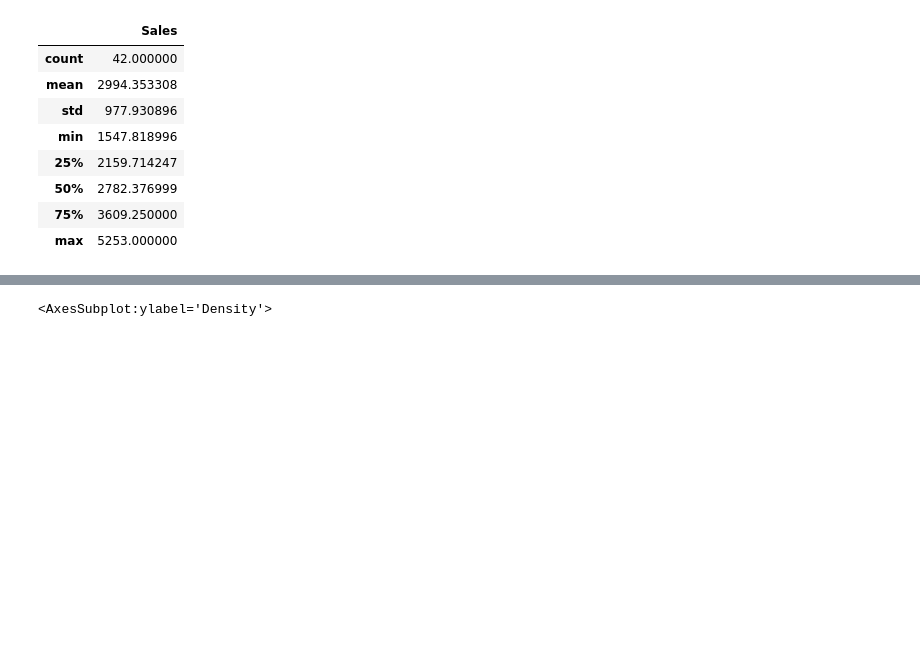
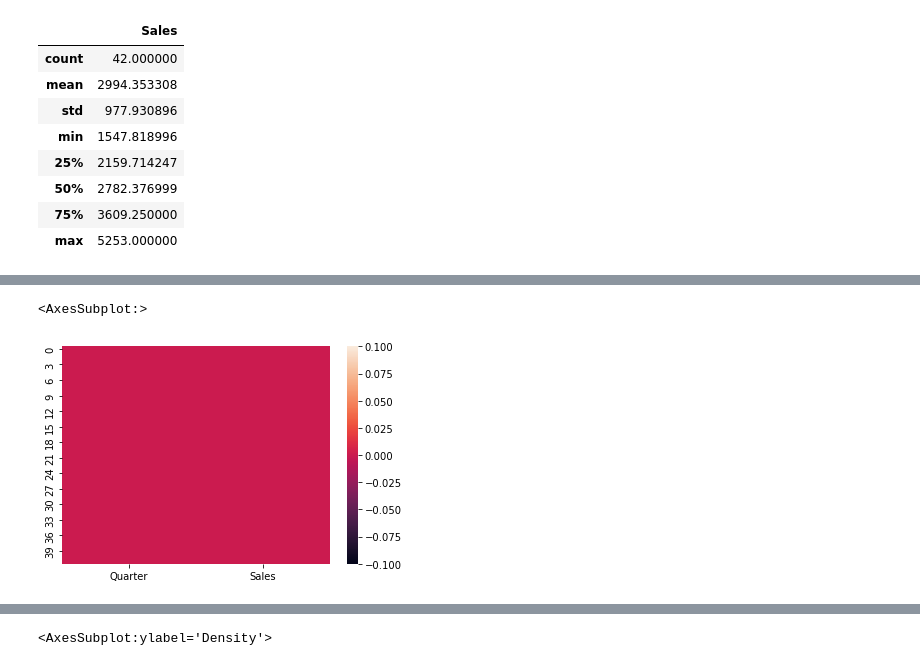
Before and after one commit to anoopks01060/DataScienceAssignments, a Jupyter notebook: Assignments 18/Assignment 18 A(cococola).ipynb, the cells around one changed output, grey strips where cells are left out. Drawn from its saved outputs; the diff is of its cells as text; code cells hidden in the pictures; blank space fills up the shorter version.

```diff
--- a/Assignments 18/Assignment 18(cococola).ipynb
+++ b/Assignments 18/Assignment 18 A(cococola).ipynb
@@ -63 +63,7 @@ array([[<AxesSubplot:title={'center':'Sales'}>]], dtype=object)
+# %%
+import seaborn as sns
+sns.heatmap(cococola.isnull())
+# %% [output]
+<AxesSubplot:>
+[figure, added]
 # %%
```
Also changed, not shown: parts of 10 cells of this notebook, 4 other files.
